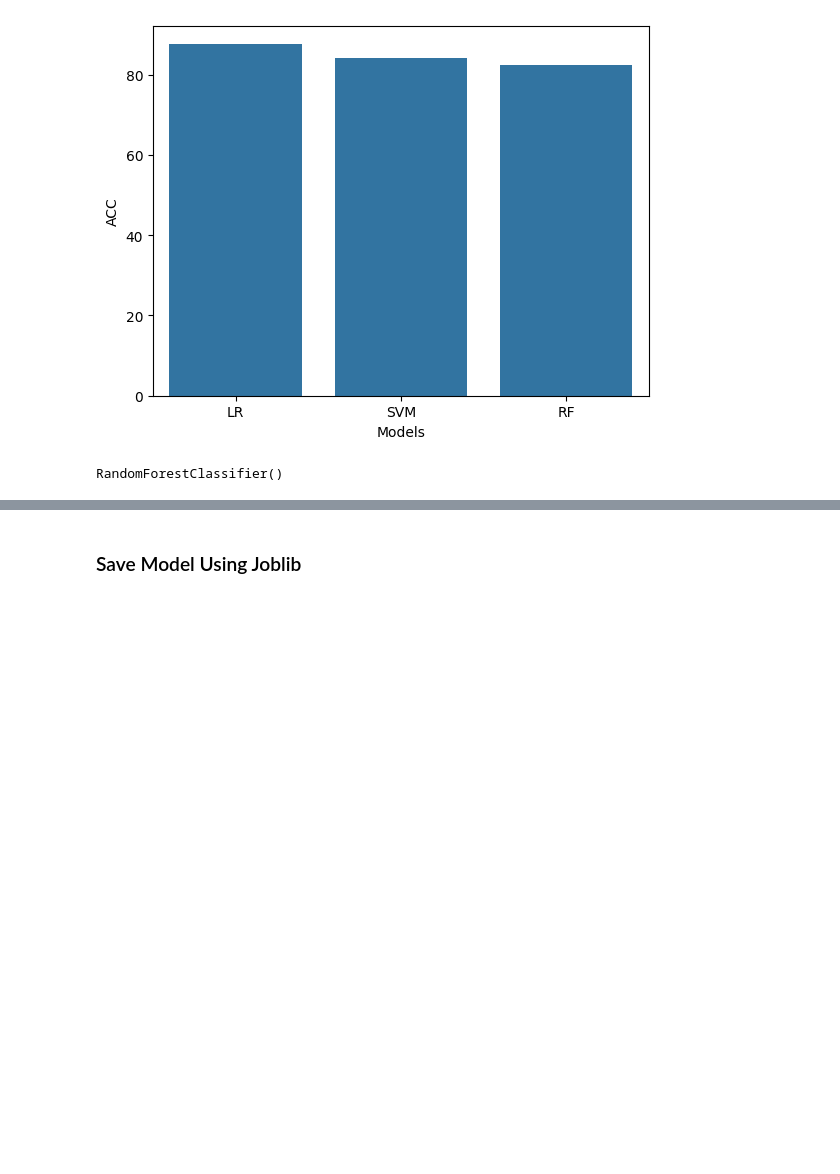
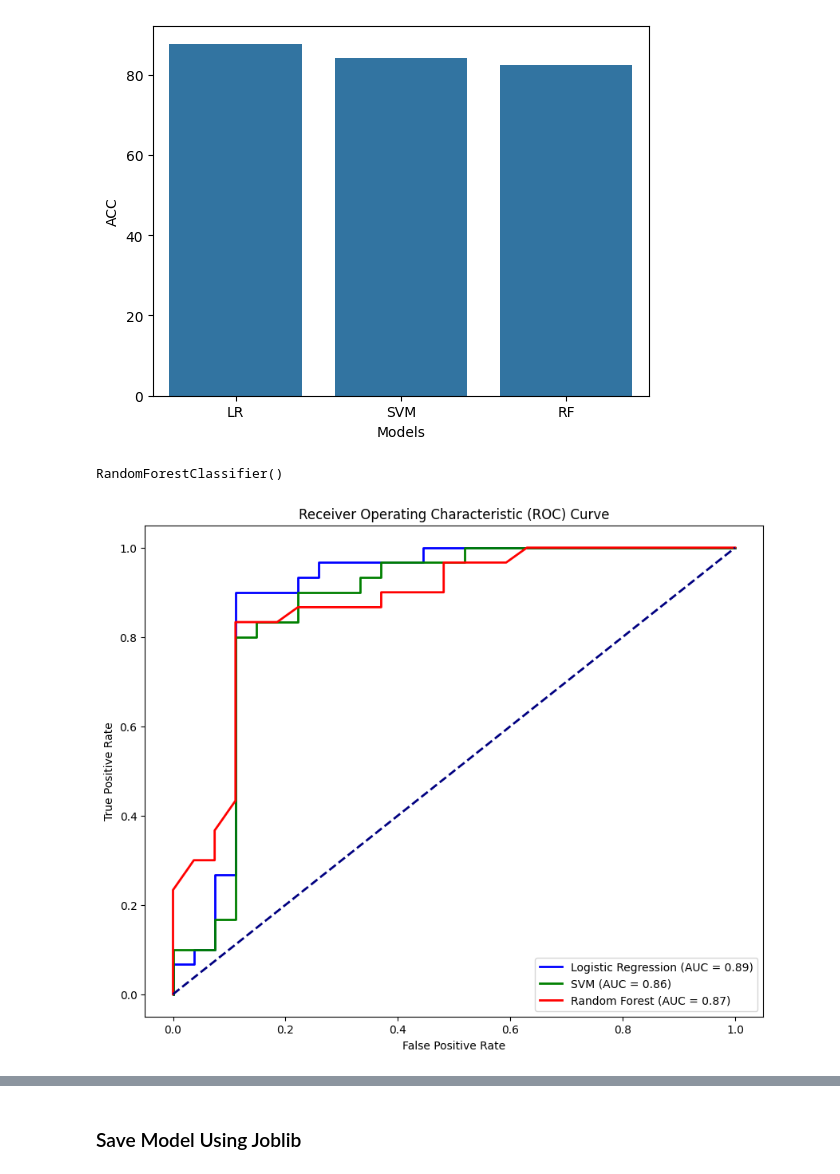
Before and after one commit to Sulavsir/Major_Project, a Jupyter notebook: Flask_disease_ML/Predict_HeartDisease.ipynb, the cells around one changed output, grey strips where cells are left out. Saved outputs shown, nothing was run; the diff lists cells and outputs as text; code cells hidden in the pictures; blank space fills up the shorter version.

```diff
--- a/Flask_disease_ML/Predict_HeartDisease.ipynb
+++ b/Flask_disease_ML/Predict_HeartDisease.ipynb
@@ -425,3 +509,50 @@ rf_model = RandomForestClassifier()
 rf_model.fit(X_train, y_train)
 # %% [output]
 RandomForestClassifier()
+# %%
+from sklearn.svm import SVC
+
+# When creating your SVM model, set probability=True
+svm_model = SVC(probability=True)
+
+# Train your model as usual
+svm_model.fit(X_train, y_train)
+
+# Now, you should be able to use predict_proba
+y_prob_svm = svm_model.predict_proba(X_test)[:, 1]
+# %%
+# Import necessary libraries for ROC and AUC
+from sklearn.metrics import roc_curve, auc
+import matplotlib.pyplot as plt
+
+# Step 1: Get predicted probabilities for each model
+y_prob_log = log_model.predict_proba(X_test)[:, 1]  # Probabilities for the positive class
+y_prob_svm = svm_model.predict_proba(X_test)[:, 1]
+y_prob_rf = rf_model.predict_proba(X_test)[:, 1]
+
+# Step 2: Compute ROC curve and AUC for each model
+fpr_log, tpr_log, _ = roc_curve(y_test, y_prob_log)
+fpr_svm, tpr_svm, _ = roc_curve(y_test, y_prob_svm)
+fpr_rf, tpr_rf, _ = roc_curve(y_test, y_prob_rf)
+
+roc_auc_log = auc(fpr_log, tpr_log)
+roc_auc_svm = auc(fpr_svm, tpr_svm)
+roc_auc_rf = auc(fpr_rf, tpr_rf)
+
+# Step 3: Plot ROC curve for all models
+plt.figure(figsize=(10, 8))
+plt.plot(fpr_log, tpr_log, color='blue', lw=2, label=f'Logistic Regression (AUC = {roc_auc_log:.2f})')
+plt.plot(fpr_svm, tpr_svm, color='green', lw=2, label=f'SVM (AUC = {roc_auc_svm:.2f})')
+plt.plot(fpr_rf, tpr_rf, color='red', lw=2, label=f'Random Forest (AUC = {roc_auc_rf:.2f})')
+
+# Plot the random classifier line (diagonal)
+plt.plot([0, 1], [0, 1], color='navy', lw=2, linestyle='--')
+
+# Labels and title
+plt.xlabel('False Positive Rate')
+plt.ylabel('True Positive Rate')
+plt.title('Receiver Operating Characteristic (ROC) Curve')
+plt.legend(loc='lower right')
+plt.show()
+# %% [output]
+[figure, added]
```
Also changed, not shown: parts of 7 cells of this notebook, 2 other files.
